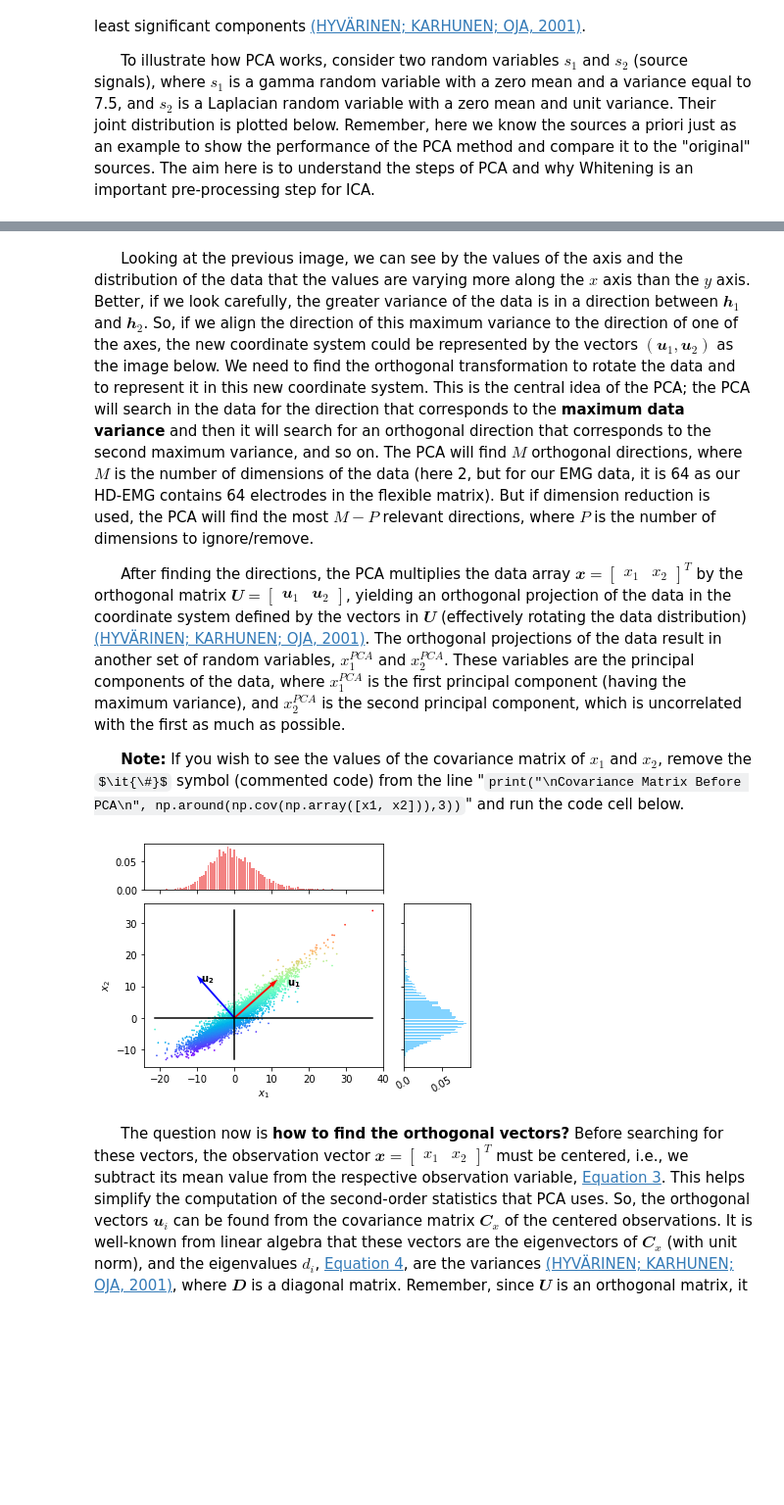
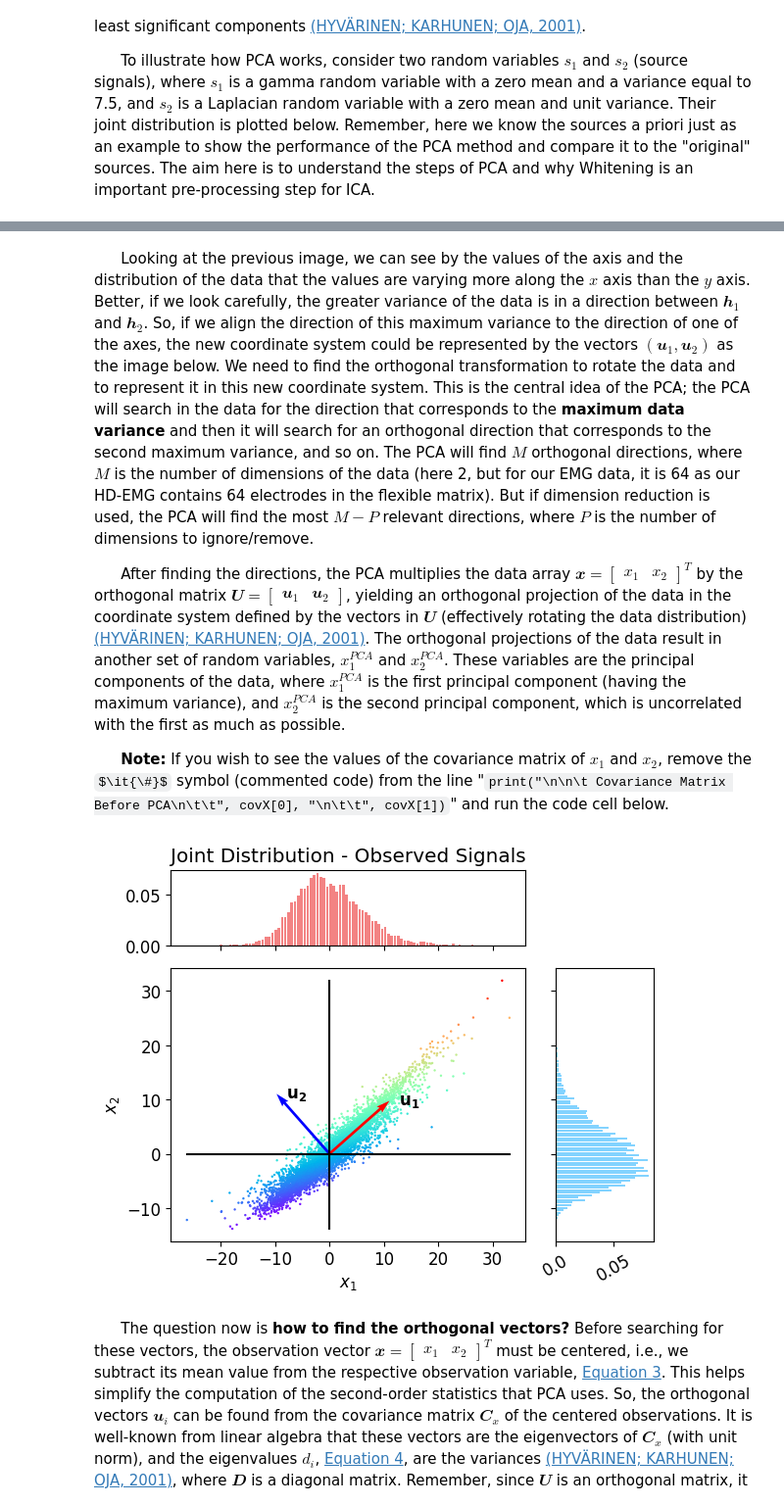
Before and after one commit to MateusASchneiderCastilhos/EMG_Crosstalk_Decomposition_Workshop, a Jupyter notebook: EMG_Crosstalk_Decomposition_Workshop.ipynb, the cells around one changed output, grey strips where cells are left out. Shown at 98% size. Cells and saved outputs as stored; diff of their text form; code cells hidden in the pictures; some formulas as TeX source; blank space fills up the shorter version.

````diff
--- a/EMG_Crosstalk_Decomposition_Workshop.ipynb
+++ b/EMG_Crosstalk_Decomposition_Workshop.ipynb
@@ -126,14 +118,14 @@ print(np.cov(x))
 
 &emsp;&ensp; After finding the directions, the PCA multiplies the data array $𝒙 = \begin{bmatrix} x_1 & x_2 \end{bmatrix}^T$ by the orthogonal matrix $𝑼 = \begin{bmatrix} 𝒖_1 & 𝒖_2 \end{bmatrix}$, yielding an orthogonal projection of the data in the coordinate system defined by the vectors in $𝑼$ (effectively rotating the data distribution) [(HYVÄRINEN; KARHUNEN; OJA, 2001)](#scrollTo=references). The orthogonal projections of the data result in another set of random variables, $x_1^{PCA}$ and $x_2^{PCA}$. These variables are the principal components of the data, where $x_1^{PCA}$ is the first principal component (having the maximum variance), and $x_2^{PCA}$ is the second principal component, which is uncorrelated with the first as much as possible.
 
-&emsp;&ensp; **Note:** If you wish to see the values of the covariance matrix of $x_1$ and $x_2$, remove the $\it{\#}$ symbol (commented code) from the line "```print("\nCovariance Matrix Before PCA\n", np.around(np.cov(np.array([x1, x2])),3))```" and run the code cell below.
+&emsp;&ensp; **Note:** If you wish to see the values of the covariance matrix of $x_1$ and $x_2$, remove the $\it{\#}$ symbol (commented code) from the line "```print("\n\n\t Covariance Matrix Before PCA\n\t\t", covX[0], "\n\t\t", covX[1])```" and run the code cell below.
 # %%
-content.plot_sources_and_observations(x1, x2,"observations",eigen=True)
+decW.plot_sources_and_observations(x1, x2, "Joint Distribution - Observed Signals","observations",eigen=True)
 
 # To see the values of the covariance matrix, remove the line comment below
-# print("\nCovariance Matrix Before PCA\n", np.around(np.cov(np.array([x1, x2])),3))
+# print("\n\n\t Covariance Matrix Before PCA\n\t\t", covX[0], "\n\t\t", covX[1])
 # %% [output]
-[figure, old version]
+[figure, new version]
 # %% [markdown]
 &emsp;&ensp; The question now is **how to find the orthogonal vectors?** Before searching for these vectors, the observation vector $𝒙 = \begin{bmatrix} x_1 & x_2 \end{bmatrix}^T$ must be centered, i.e., we subtract its mean value from the respective observation variable, [Equation 3](#eq3). This helps simplify the computation of the second-order statistics that PCA uses. So, the orthogonal vectors $𝒖_i$ can be found from the covariance matrix $𝑪_x$ of the centered observations. It is well-known from linear algebra that these vectors are the eigenvectors of $𝑪_x$ (with unit norm), and the eigenvalues $d_i$, [Equation 4](#eq4), are the variances [(HYVÄRINEN; KARHUNEN; OJA, 2001)](#scrollTo=references), where $𝑫$ is a diagonal matrix. Remember, since $𝑼$ is an orthogonal matrix, it satisfies $𝑼^T = 𝑼^{-1}$. The ordering of the eigenvectors $𝒖_1$ and $𝒖_2$ is such that the corresponding eigenvalues $d_1$ and $d_2$ satisfy $d_1 > d_2$. So, $𝒖_1$ corresponds to the direction with the maximum variation of the data ($\sigma_1^2 = d_1$), leading to the first principal component, and so on. Hence, to find the principal components or the representation with as little correlation as possible, we only need to perform a matrix multiplication as in [Equation 5](#eq5). See this implementation in the code cell below.
 
````
Also changed, not shown: parts of 11 cells of this notebook.
